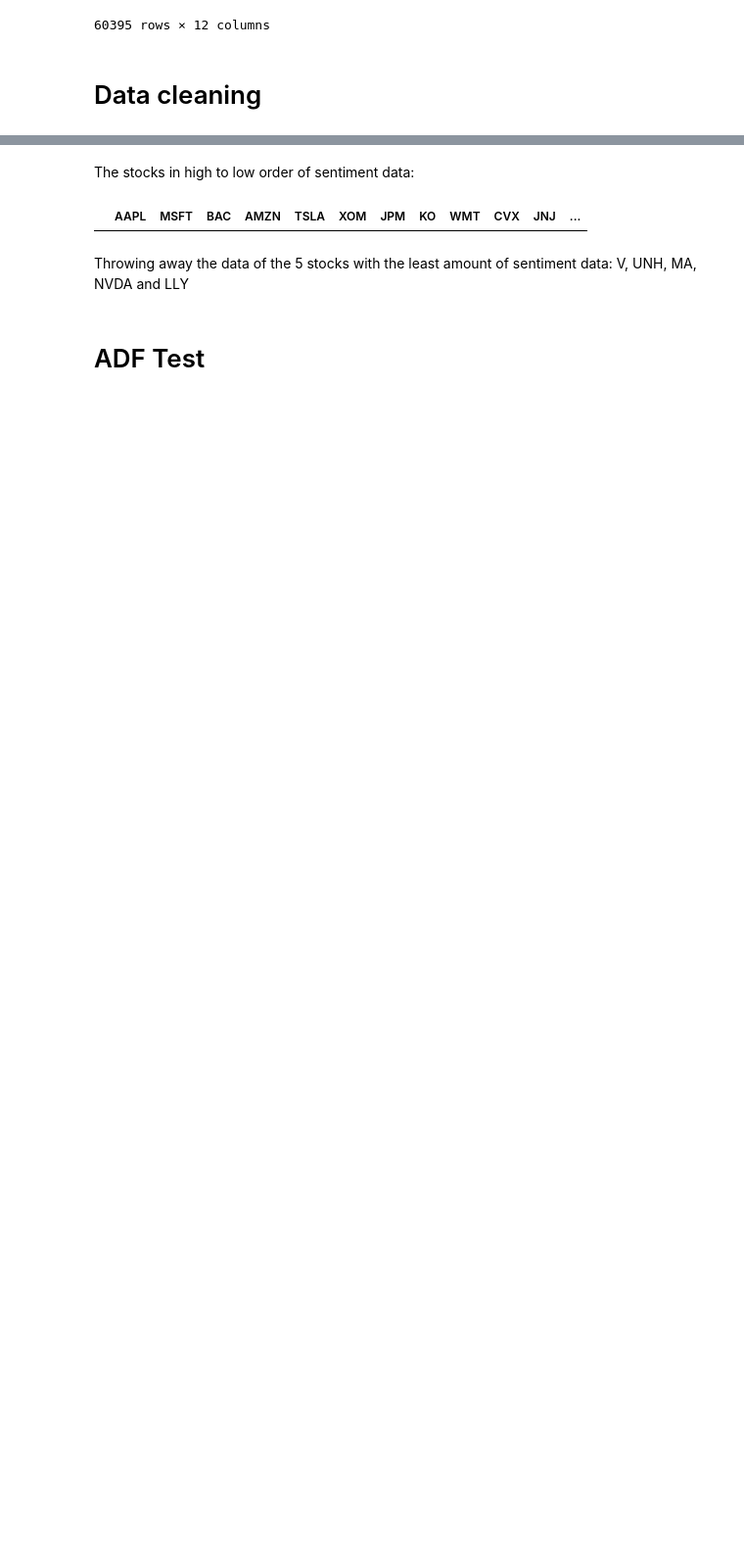
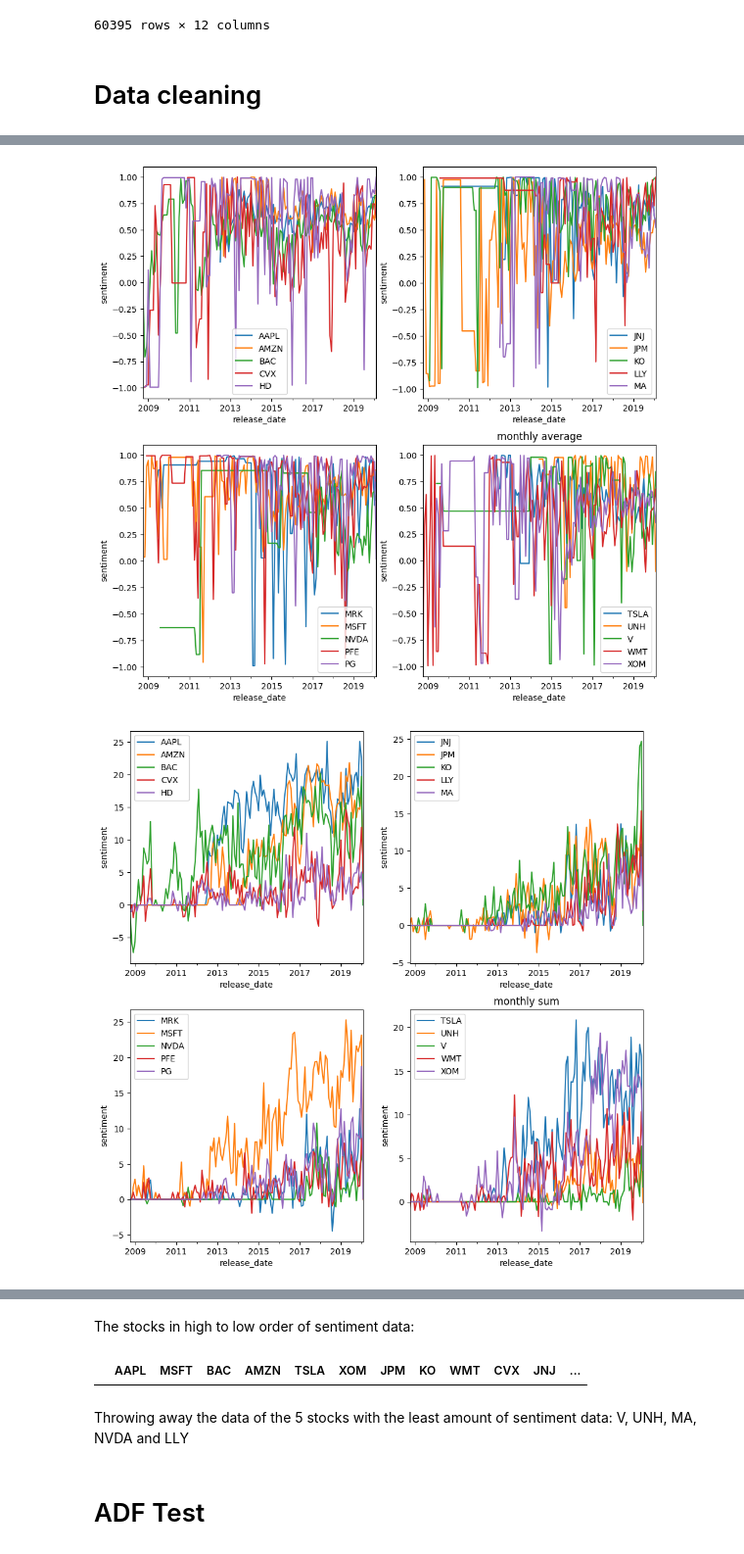
Before and after one commit to DerkNiessink/Project_SDA, a Jupyter notebook: src/Sentiment Timeseries.ipynb, the cells around one changed output, grey strips where cells are left out. Shown at 98% size. Drawn from its saved outputs; the diff is of its cells as text; code cells hidden in the pictures; blank space fills up the shorter version.

```diff
--- a/src/Sentiment Timeseries.ipynb
+++ b/src/Sentiment Timeseries.ipynb
@@ -49,0 +80,3 @@ Take the monthly average of the sentiment.
+# %%
+monthly_sum_df = sentiment_df.resample("MS").sum()
+monthly_sum_df
@@ -50 +103,33 @@ Take the monthly average of the sentiment.
+# %%
+def plot_sentiment(df, title):
+
+    # Group the tickers by 5 so the plot doesn't get too crowded
+    tickers = []
+    five_tickers = []
+    for i, ticker in enumerate(df.columns):
+        i+=1
+        five_tickers.append(ticker)
+        if i % 5 == 0:
+            tickers.append(five_tickers)
+            five_tickers = []
+
+
+    plt.figure(figsize= (11, 11))
+    for i, five_tickers in enumerate(tickers):
+        i+=1
+        plt.subplot(2, 2, i)
+
+        for ticker in five_tickers:
+            df[ticker].plot()
+        plt.ylabel("sentiment")
+        plt.legend(five_tickers)
+
+    plt.title(title)
+    plt.show()
+# %%
+plot_sentiment(monthly_average_df, "monthly average")
+plot_sentiment(monthly_sum_df, "monthly sum")
+# %% [output]
+[figure, added]
+[figure, added]
 # %%
```
Also changed, not shown: parts of 53 cells of this notebook, 2 other files.
